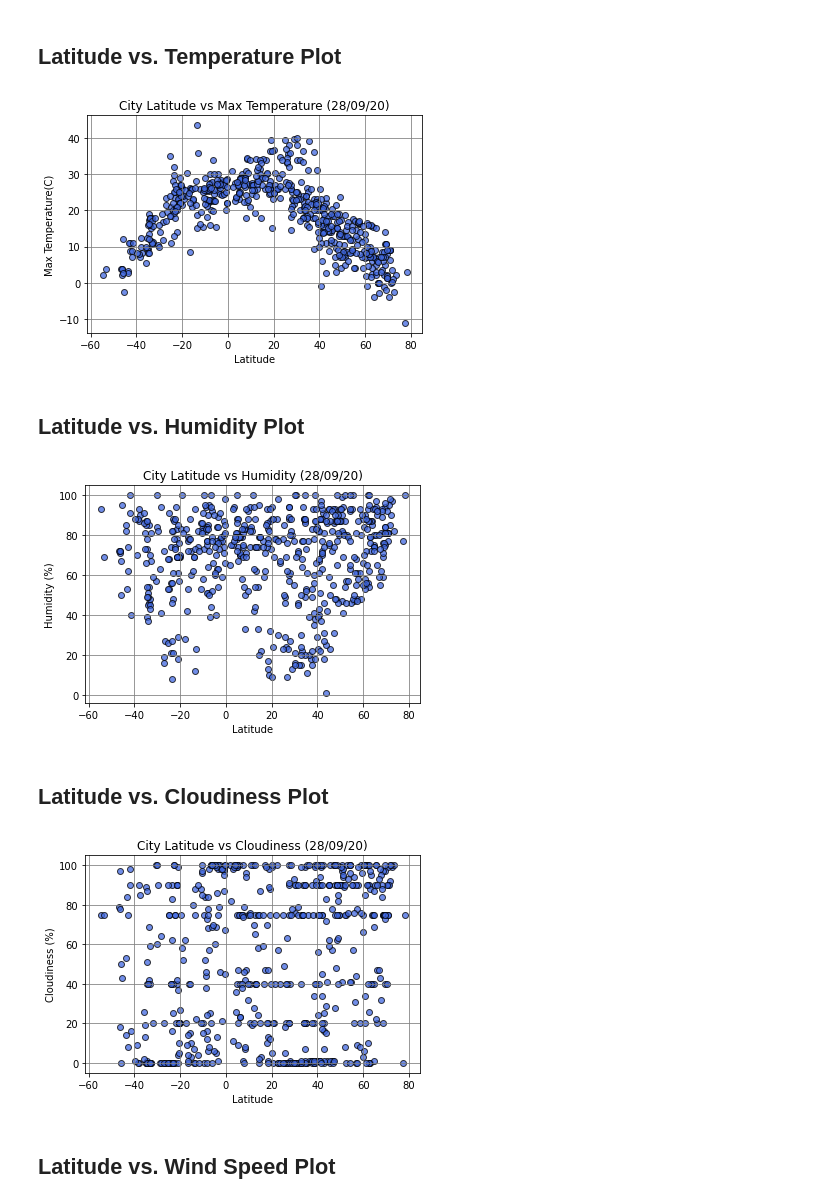
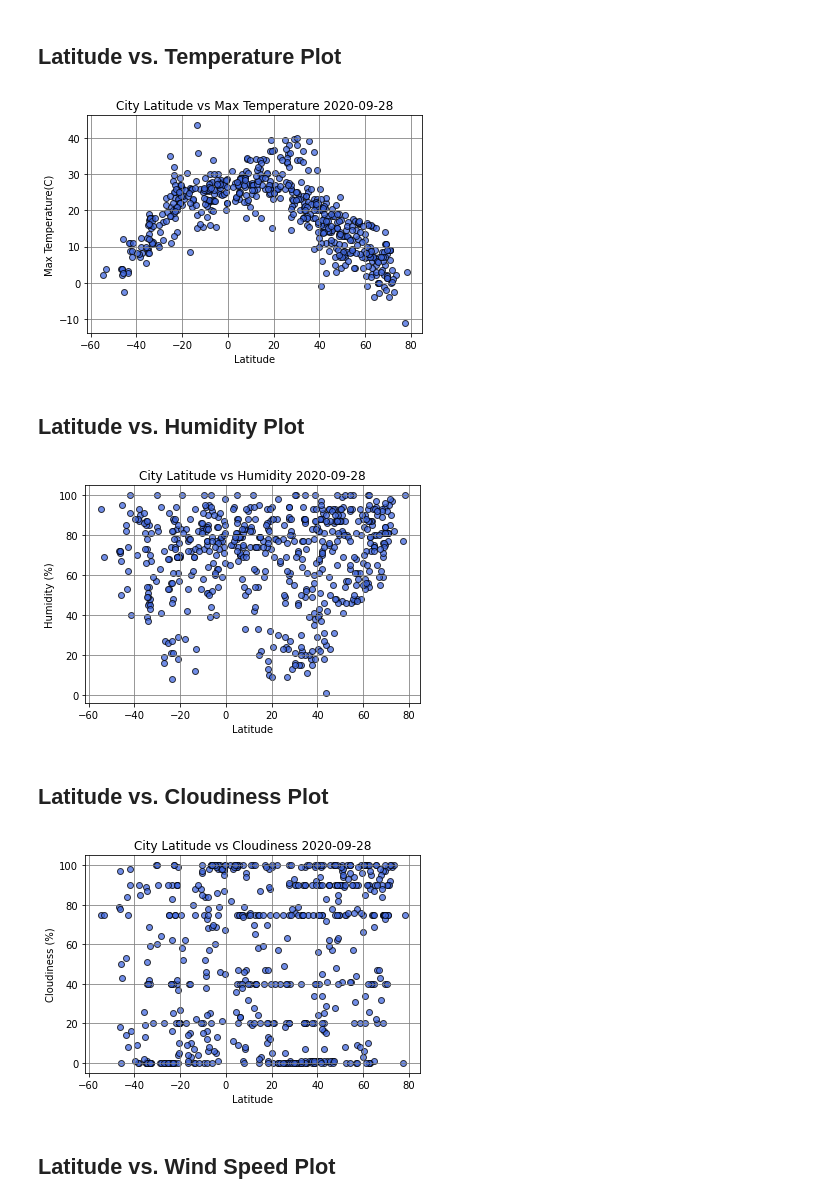
Before and after one commit to jeremychiaa/python-api-challenge, a Jupyter notebook: WeatherPy/WeatherPy.ipynb, the cells around one changed output. Drawn from its saved outputs; the diff is of its cells as text; code cells hidden in the pictures.

Commit message:
added python datetime module

```diff
--- a/WeatherPy/WeatherPy.ipynb
+++ b/WeatherPy/WeatherPy.ipynb
@@ -249,26 +250,29 @@ There are no cities with humidity over 100% in our data
 # %% [markdown]
 ## Latitude vs. Temperature Plot
 # %%
+# Using python datetime module to determine current date at time of analysis
+date_of_analysis = datetime.date(datetime.now())
+
 # Using pyplot to plot chart
 plt.scatter(weather_df["Lat"], weather_df["Max Temp"], facecolor="royalblue", edgecolors="black", marker="o", alpha=0.75)
-plt.title("City Latitude vs Max Temperature (28/09/20)")
+plt.title(f"City Latitude vs Max Temperature {date_of_analysis}")
 plt.xlabel("Latitude")
 plt.ylabel("Max Temperature(C)")
 plt.grid(b=True, which="major", axis="both", linestyle="-", color="grey")
 
 # Save chart as png file
 plt.savefig("./output/latitude_vs_temp.png")
 
 # Show chart
 plt.show()
 # %% [output]
-[figure, old version]
+[figure, new version]
 # %% [markdown]
 ## Latitude vs. Humidity Plot
 # %%
 # Using pyplot to plot chart
 plt.scatter(weather_df["Lat"], weather_df["Humidity"], facecolor="royalblue", edgecolors="black", marker="o", alpha=0.75)
-plt.title("City Latitude vs Humidity (28/09/20)")
+plt.title(f"City Latitude vs Humidity {date_of_analysis}")
 plt.xlabel("Latitude")
 plt.ylabel("Humidity (%)")
 plt.grid(b=True, which="major", axis="both", linestyle="-", color="grey")
@@ -279,13 +283,13 @@ plt.savefig("./output/latitude_vs_humidity.png")
 # Show chart
 plt.show()
 # %% [output]
-[figure, old version]
+[figure, new version]
 # %% [markdown]
 ## Latitude vs. Cloudiness Plot
 # %%
 # Using pyplot to plot chart
 plt.scatter(weather_df["Lat"], weather_df["Cloudiness"], facecolor="royalblue", edgecolors="black", marker="o", alpha=0.75)
-plt.title("City Latitude vs Cloudiness (28/09/20)")
+plt.title(f"City Latitude vs Cloudiness {date_of_analysis}")
 plt.xlabel("Latitude")
 plt.ylabel("Cloudiness (%)")
 plt.grid(b=True, which="major", axis="both", linestyle="-", color="grey")
@@ -296,7 +300,7 @@ plt.savefig("./output/latitude_vs_cloudiness.png")
 # Show chart
 plt.show()
 # %% [output]
-[figure, old version]
+[figure, new version]
 # %% [markdown]
 ## Latitude vs. Wind Speed Plot
 # %%
```
Also changed, not shown: parts of 3 cells of this notebook, 7 other files.
